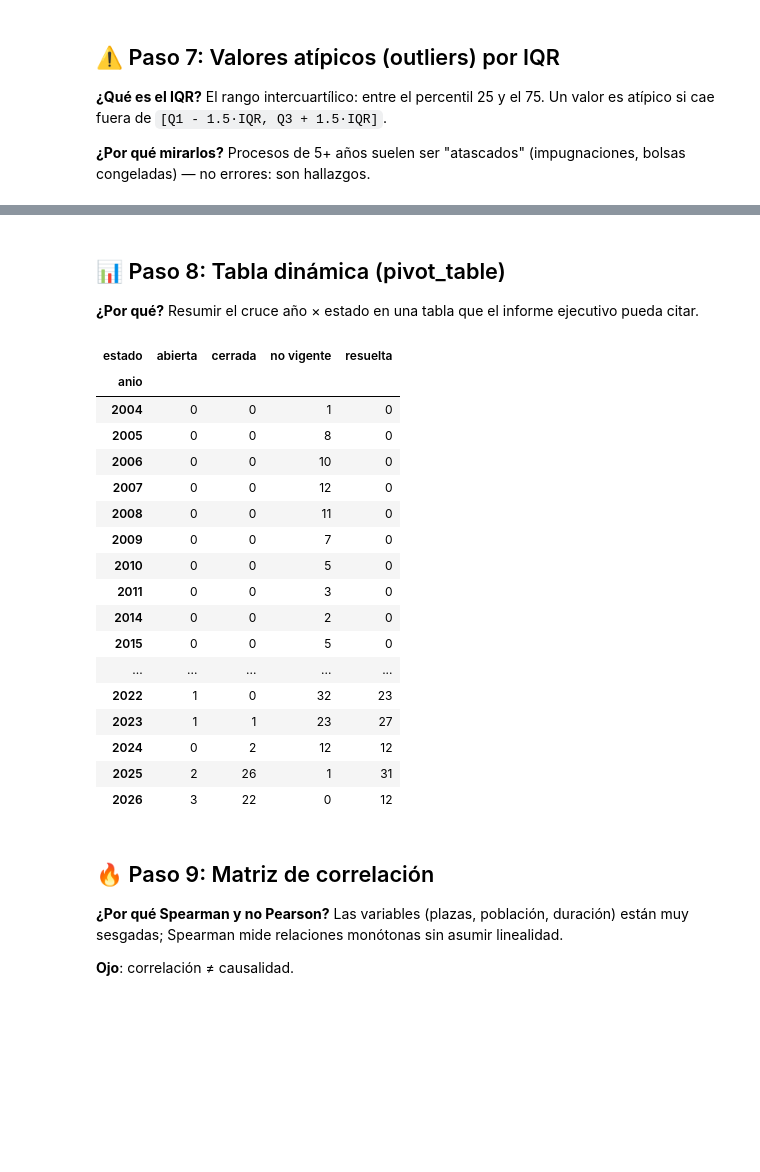
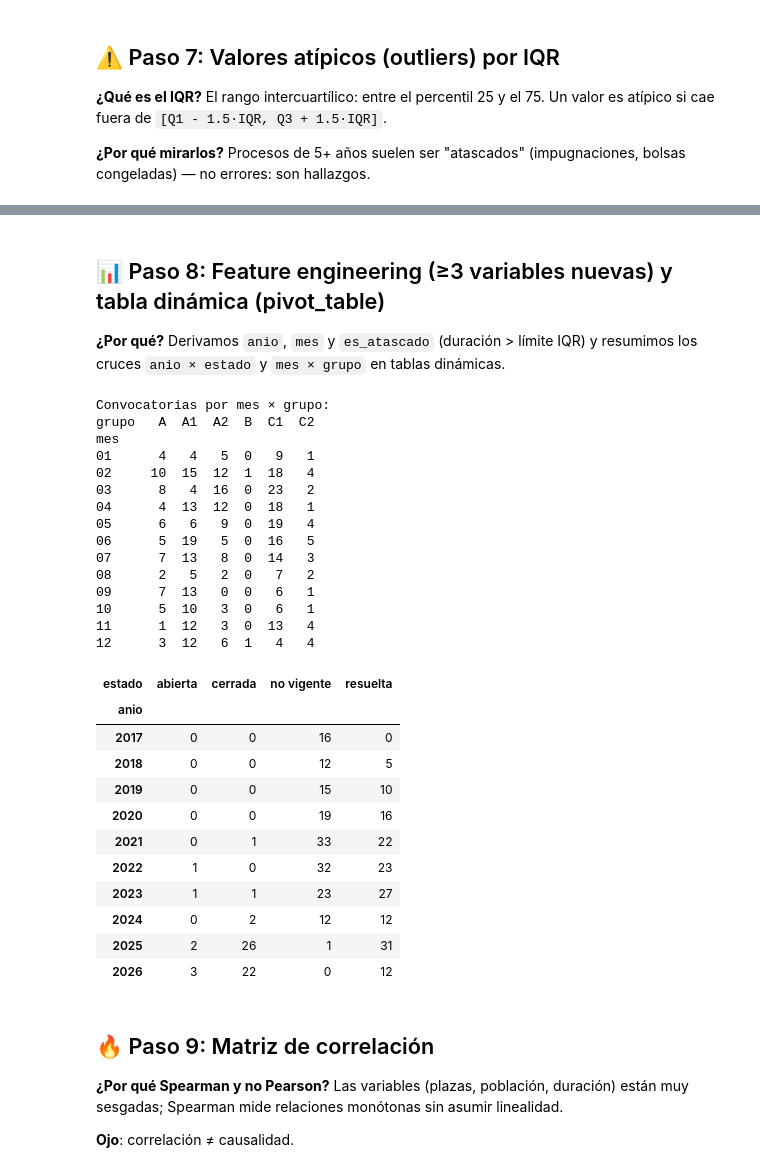
Before and after one commit to IA-P1-BCN/proyecto-eda-JuanCarlosEscamilla, a Jupyter notebook: notebooks/eda.ipynb, the cells around one changed output, grey strips where cells are left out. Saved outputs shown, nothing was run; the diff lists cells and outputs as text; code cells hidden in the pictures; blank space fills up the shorter version.

```diff
--- a/notebooks/eda.ipynb
+++ b/notebooks/eda.ipynb
@@ -228,18 +248,16 @@ plt.show()
 
 **¿Por qué mirarlos?** Procesos de 5+ años suelen ser "atascados" (impugnaciones, bolsas congeladas) — no errores: son hallazgos.
 # %%
-q1, q3 = duracion.quantile([0.25, 0.75])
-iqr = q3 - q1
-limite = q3 + 1.5 * iqr
-atipicos = duracion[duracion > limite]
+res_iqr = resumen_outliers_iqr(duracion)
+limite = res_iqr["limite_superior"]
 
-plt.boxplot(duracion, vert=False)
+plt.boxplot(duracion, orientation="horizontal")
 plt.axvline(limite, color=PALETA[1], linestyle="--", label=f"límite IQR = {limite:.0f} meses")
 plt.title("Duración de los procesos y outliers")
 plt.xlabel("Meses"); plt.yticks([]); plt.legend()
 plt.show()
 
-print(f"Outliers: {len(atipicos)} de {len(duracion)} procesos ({len(atipicos)/len(duracion)*100:.0f}%)")
-print(f"El más largo: {atipicos.max():.0f} meses")
+print(f"Outliers: {res_iqr['n_outliers']} de {len(duracion)} hitos ({res_iqr['pct_outliers']:.0f}%)")
+print(f"El más largo: {res_iqr['max_outlier']:.0f} meses")
 # %% [output]
 [figure]
@@ -247,27 +265,46 @@ Outliers: 65 de 691 procesos (9%)
 El más largo: 64 meses
 # %% [markdown]
-## 📊 Paso 8: Tabla dinámica (pivot_table)
+## 📊 Paso 8: Feature engineering (≥3 variables nuevas) y tabla dinámica (pivot_table)
 
-**¿Por qué?** Resumir el cruce año × estado en una tabla que el informe ejecutivo pueda citar.
+**¿Por qué?** Derivamos `anio`, `mes` y `es_atascado` (duración > límite IQR) y resumimos los cruces `anio × estado` y `mes × grupo` en tablas dinámicas.
 # %%
-df["anio"] = df["fecha_convocatoria"].str[:4]
-pivot = df.pivot_table(index="anio", columns="estado", values="proceso_id",
-                       aggfunc="nunique", fill_value=0)
-pivot
+df["anio"] = df["fecha_convocatoria"].astype(str).str[:4]
+df["mes"] = df["fecha_convocatoria"].astype(str).str[5:7]
+df["es_atascado"] = pd.to_numeric(df["durada_mesos"], errors="coerce") > limite
+
+pivot_mes_grupo = df[df["mes"].str.len() == 2].pivot_table(
+    index="mes", columns="grupo", values="proceso_id", aggfunc="nunique", fill_value=0
+)
+print("Convocatorias por mes × grupo:")
+print(pivot_mes_grupo)
+
+pivot = df[df["anio"].str.isdigit()].pivot_table(
+    index="anio", columns="estado", values="proceso_id", aggfunc="nunique", fill_value=0
+)
+pivot.tail(10)
 # %% [output]
+Convocatorias por mes × grupo:
+grupo   A  A1  A2  B  C1  C2
+mes
+01      4   4   5  0   9   1
+02     10  15  12  1  18   4
+03      8   4  16  0  23   2
+04      4  13  12  0  18   1
+05      6   6   9  0  19   4
+06      5  19   5  0  16   5
+07      7  13   8  0  14   3
+08      2   5   2  0   7   2
+09      7  13   0  0   6   1
+10      5  10   3  0   6   1
+11      1  12   3  0  13   4
+12      3  12   6  1   4   4
 | estado | abierta | cerrada | no vigente | resuelta |
 | anio |  |  |  |  |
-| 2004 | 0 | 0 | 1 | 0 |
-| 2005 | 0 | 0 | 8 | 0 |
-| 2006 | 0 | 0 | 10 | 0 |
-| 2007 | 0 | 0 | 12 | 0 |
-| 2008 | 0 | 0 | 11 | 0 |
-| 2009 | 0 | 0 | 7 | 0 |
-| 2010 | 0 | 0 | 5 | 0 |
-| 2011 | 0 | 0 | 3 | 0 |
-| 2014 | 0 | 0 | 2 | 0 |
-| 2015 | 0 | 0 | 5 | 0 |
-| ... | ... | ... | ... | ... |
+| 2017 | 0 | 0 | 16 | 0 |
+| 2018 | 0 | 0 | 12 | 5 |
+| 2019 | 0 | 0 | 15 | 10 |
+| 2020 | 0 | 0 | 19 | 16 |
+| 2021 | 0 | 1 | 33 | 22 |
 | 2022 | 1 | 0 | 32 | 23 |
 | 2023 | 1 | 1 | 23 | 27 |
 | 2024 | 0 | 2 | 12 | 12 |
```
Also changed, not shown: parts of 8 cells of this notebook, 30 other files.
